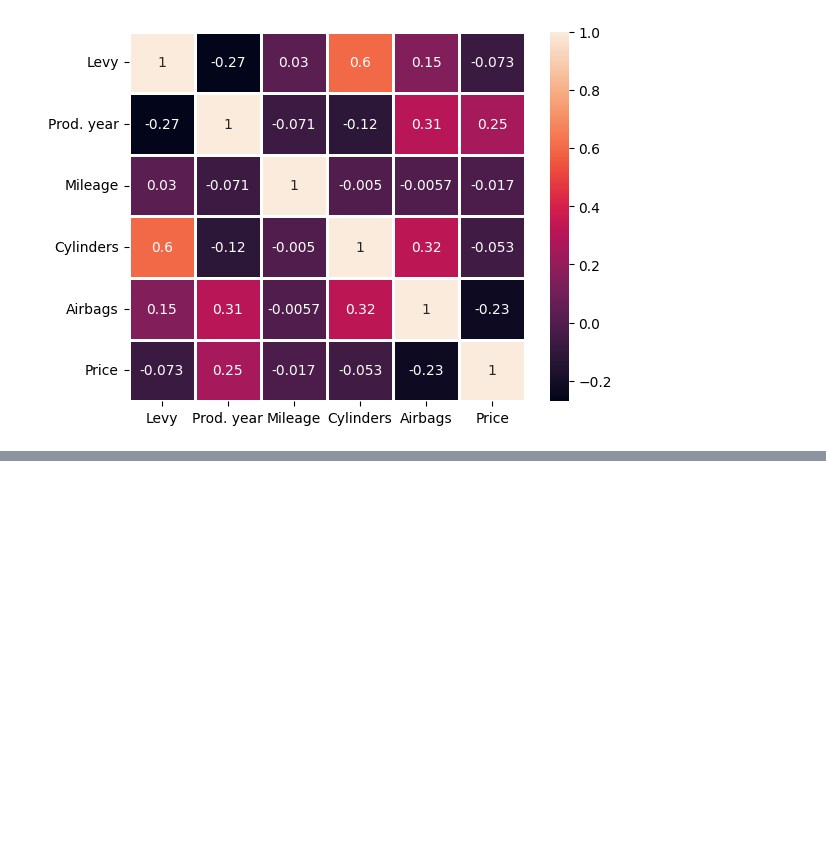
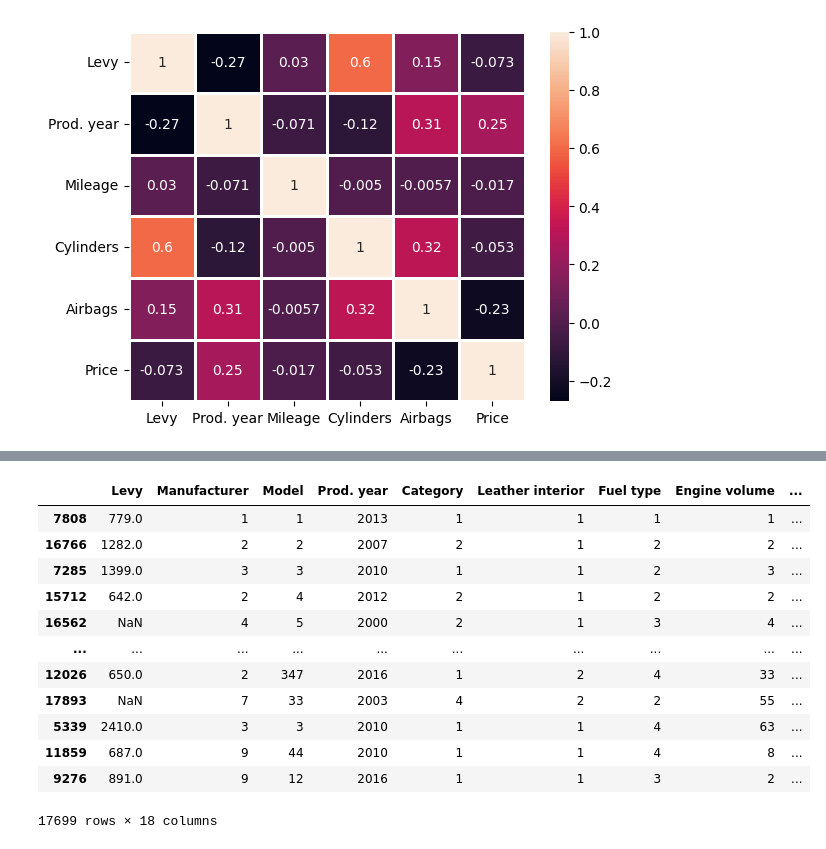
Before and after one commit to luismz14/Kaggle, a Jupyter notebook: kaggle.ipynb, the cells around one changed output, grey strips where cells are left out. Drawn from its saved outputs; the diff is of its cells as text; code cells hidden in the pictures; blank space fills up the shorter version.

```diff
--- a/kaggle.ipynb
+++ b/kaggle.ipynb
@@ -277,0 +279,25 @@ test['Airbags']=test['Airbags'].fillna(test['Airbags'].mean())
+# %%
+n_train = train.shape[0]
+df = pd.concat([train, test], axis=0)
+df['Car'] = df['Manufacturer'] + ' ' + df['Model']
+df['Doors'] = df['Doors'].astype(str)
+
+oe = OrdinalEncoder()
+df_aux = oe.fit_transform(df)
+df = pd.DataFrame(df_aux, columns=df.columns)
+
+df
+# %% [output]
+|  | Levy | Manufacturer | Model | Prod. year | Category | Leather interior | Fuel type | Engine volume | ... |
+| 7808 | 779.0 | 1 | 1 | 2013 | 1 | 1 | 1 | 1 | ... |
+| 16766 | 1282.0 | 2 | 2 | 2007 | 2 | 1 | 2 | 2 | ... |
+| 7285 | 1399.0 | 3 | 3 | 2010 | 1 | 1 | 2 | 3 | ... |
+| 15712 | 642.0 | 2 | 4 | 2012 | 2 | 1 | 2 | 2 | ... |
+| 16562 | NaN | 4 | 5 | 2000 | 2 | 1 | 3 | 4 | ... |
+| ... | ... | ... | ... | ... | ... | ... | ... | ... | ... |
+| 12026 | 650.0 | 2 | 347 | 2016 | 1 | 2 | 4 | 33 | ... |
+| 17893 | NaN | 7 | 33 | 2003 | 4 | 2 | 2 | 55 | ... |
+| 5339 | 2410.0 | 3 | 3 | 2010 | 1 | 1 | 4 | 63 | ... |
+| 11859 | 687.0 | 9 | 44 | 2010 | 1 | 1 | 4 | 8 | ... |
+| 9276 | 891.0 | 9 | 12 | 2016 | 1 | 1 | 3 | 2 | ... |
+17699 rows × 18 columns
```
Also changed, not shown: parts of 21 cells of this notebook.
